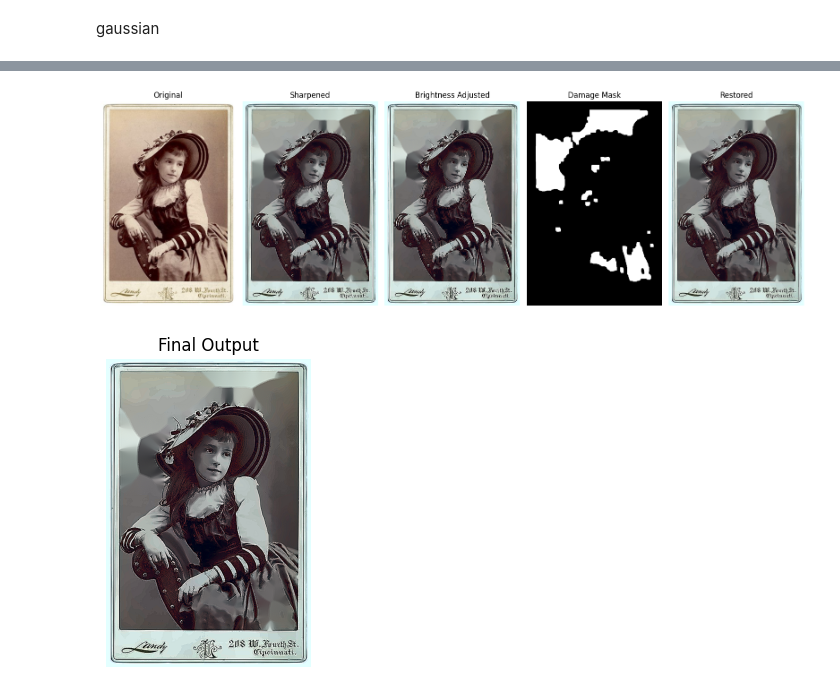
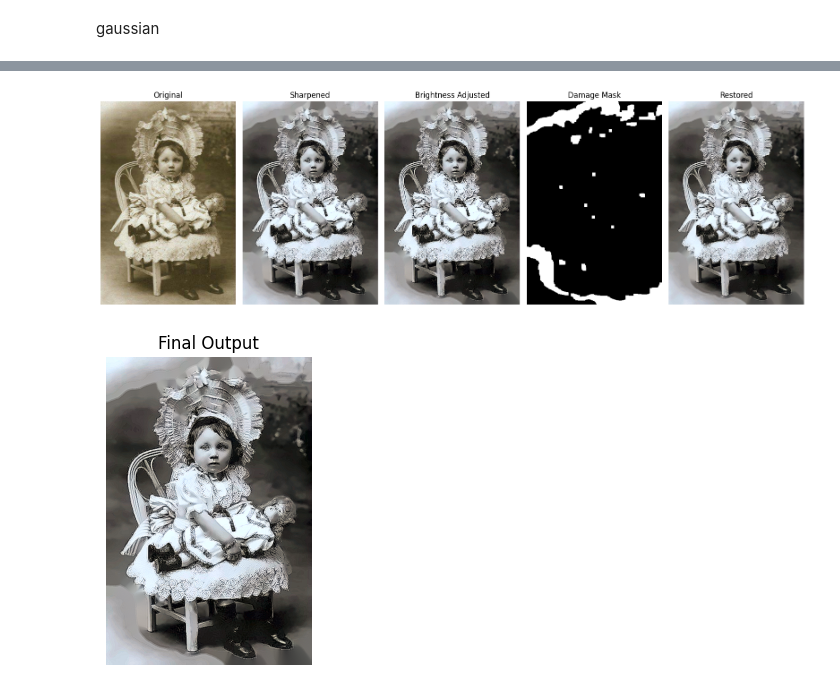
Before and after one commit to Image-Processing-Photo-Restoration/Photo-Restoration, a Jupyter notebook: photo-restore.ipynb, the cells around one changed output, grey strips where cells are left out. Saved outputs shown, nothing was run; the diff lists cells and outputs as text; code cells hidden in the pictures.

```diff
--- a/photo-restore.ipynb
+++ b/photo-restore.ipynb
@@ -239,55 +297,66 @@ def inpainting(photo):
 def features_from_image(photo):
     gray = cv2.cvtColor(photo, cv2.COLOR_BGR2GRAY)
 
-    edges = cv2.Canny(gray, 80, 160)
+    edges = cv2.Canny(gray, 120, 200)
 
-    _, th = cv2.threshold(gray, 0, 255,
-                          cv2.THRESH_BINARY_INV + cv2.THRESH_OTSU)
-    contours, _ = cv2.findContours(th, cv2.RETR_EXTERNAL,
-                                   cv2.CHAIN_APPROX_SIMPLE)
+    th = cv2.adaptiveThreshold(
+        gray, 255,
+        cv2.ADAPTIVE_THRESH_MEAN_C,
+        cv2.THRESH_BINARY_INV,
+        25, 10
+    )
+
+    contours, _ = cv2.findContours(th, cv2.RETR_EXTERNAL, cv2.CHAIN_APPROX_SIMPLE)
 
     contour_mask = np.zeros_like(gray)
+
     for c in contours:
-        if 20 < cv2.arcLength(c, True) < 300:
+        x, y, w, h = cv2.boundingRect(c)
+        aspect = max(w, h) / (min(w, h) + 1)
+
+        if aspect > 4 and cv2.contourArea(c) < 800:
             cv2.drawContours(contour_mask, [c], -1, 255, -1)
 
     combined_mask = cv2.bitwise_or(edges, contour_mask)
-    restored = cv2.inpaint(photo, combined_mask, 3, cv2.INPAINT_TELEA)
+
+    restored = cv2.inpaint(photo, combined_mask, 2, cv2.INPAINT_TELEA)
 
     return combined_mask, restored
 
 
 def restore_photo(photo):
     output = photo.copy()
 
     output = denoise_image(output)
-
     output = colour_correction(output)
 
     grey = cv2.cvtColor(output, cv2.COLOR_BGR2GRAY)
     output = adjust_brightness(output, grey)
 
     grey = cv2.cvtColor(output, cv2.COLOR_BGR2GRAY)
     if needs_gaussian(grey):
         output = gaussian(output)
 
+    feature_mask, output = features_from_image(output)
+
     grey = cv2.cvtColor(output, cv2.COLOR_BGR2GRAY)
     if needs_inpainting(grey):
         damage_mask, output = inpainting(output)
     else:
         damage_mask = np.zeros(output.shape[:2], np.uint8)
 
     output = sharpen_image(output)
 
-    return damage_mask, output
+    return feature_mask, damage_mask, output
 
 
-photo = cv2.imread('sample-photos/old_photo_28.jpg')
 
-damage_mask, final_output = restore_photo(photo)
+photo = cv2.imread('sample-photos/old_photo_25.jpg')
+
+feature_mask, damage_mask, final_output = restore_photo(photo)
 
 show_results(photo, final_output, final_output, damage_mask, final_output)
 show_image("Final Output", final_output)
 # %% [output]
-[figure, old version]
+[figure, new version]
-[figure, old version]
+[figure, new version]
```
Also changed, not shown: parts of 1 cell of this notebook.
